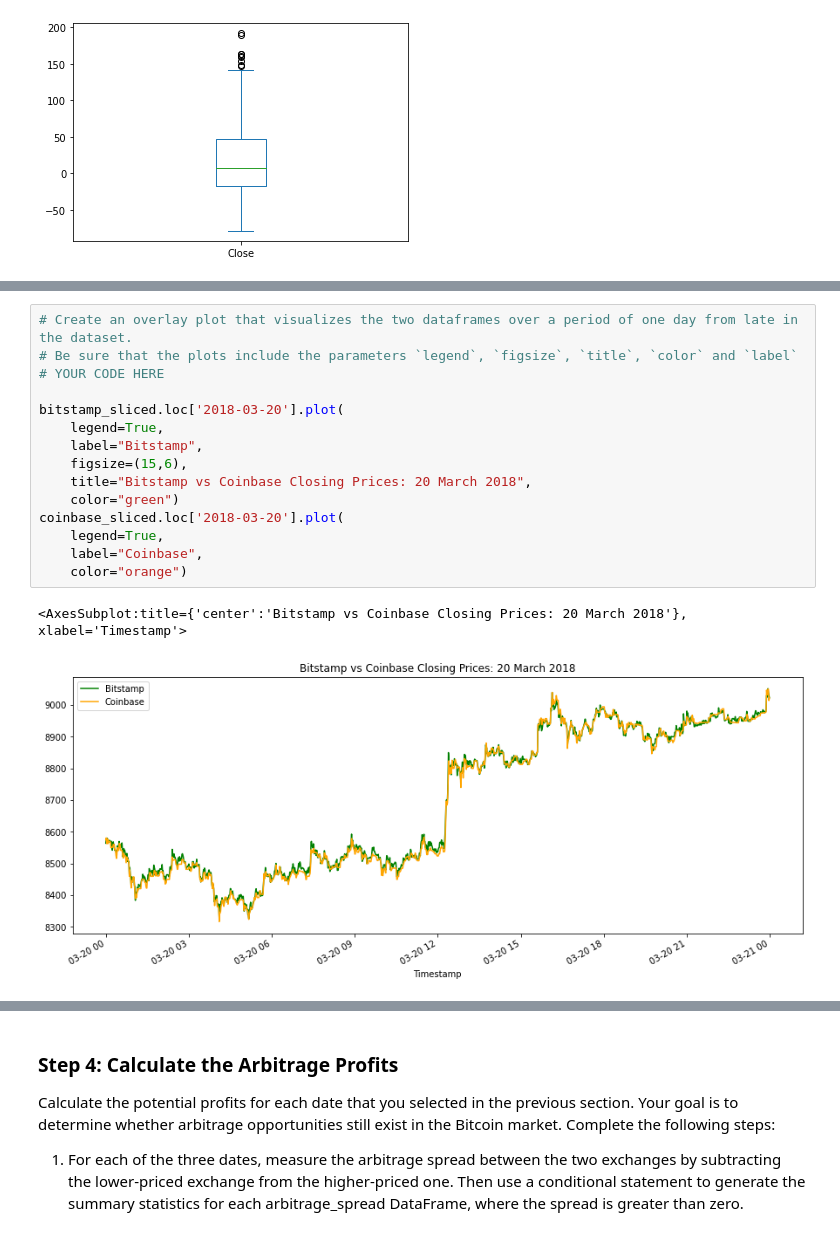
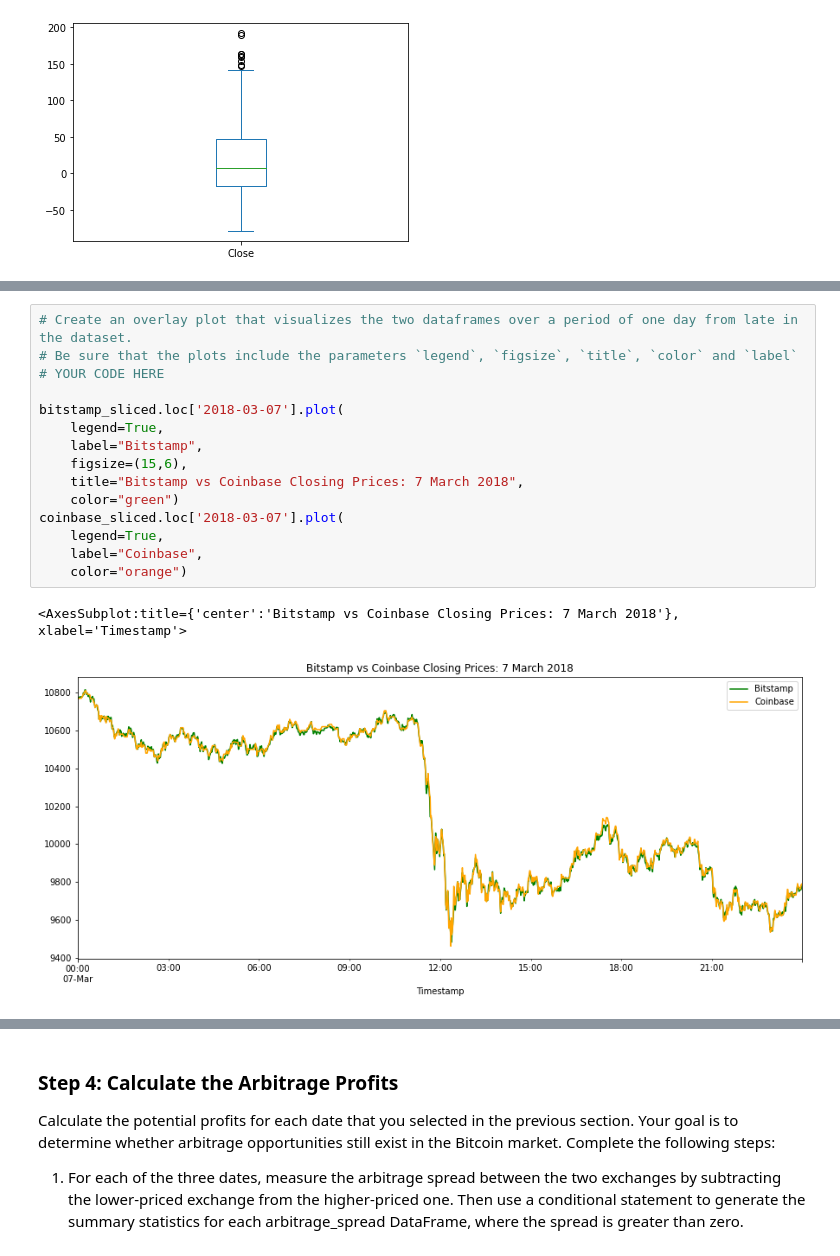
Before and after one commit to tnmercer/fintechbootcamp, a Jupyter notebook: Module_3_Challenge/Starter_Code/crypto_arbitrage.ipynb, the cells around one changed output, grey strips where cells are left out. Saved outputs shown, nothing was run; the diff lists cells and outputs as text.

```diff
--- a/Module_3_Challenge/Starter_Code/crypto_arbitrage.ipynb
+++ b/Module_3_Challenge/Starter_Code/crypto_arbitrage.ipynb
@@ -405,21 +417,21 @@ arbitrage_spread_middle.plot(kind='box')
 # %%
 # Create an overlay plot that visualizes the two dataframes over a period of one day from late in the dataset.
 # Be sure that the plots include the parameters `legend`, `figsize`, `title`, `color` and `label`
 # YOUR CODE HERE
 
-bitstamp_sliced.loc['2018-03-20'].plot(
+bitstamp_sliced.loc['2018-03-07'].plot(
     legend=True,
     label="Bitstamp",
     figsize=(15,6),
-    title="Bitstamp vs Coinbase Closing Prices: 20 March 2018",
+    title="Bitstamp vs Coinbase Closing Prices: 7 March 2018",
     color="green")
-coinbase_sliced.loc['2018-03-20'].plot(
+coinbase_sliced.loc['2018-03-07'].plot(
     legend=True,
     label="Coinbase",
     color="orange")
 # %% [output]
-<AxesSubplot:title={'center':'Bitstamp vs Coinbase Closing Prices: 20 March 2018'}, xlabel='Timestamp'>
+<AxesSubplot:title={'center':'Bitstamp vs Coinbase Closing Prices: 7 March 2018'}, xlabel='Timestamp'>
-[figure, old version]
+[figure, new version]
 # %%
 # Using the date from the late that you have selected, calculate the arbitrage spread
 # by subtracting the bitstamp lower closing prices from the coinbase higher closing prices
```
Also changed, not shown: parts of 18 cells of this notebook.
